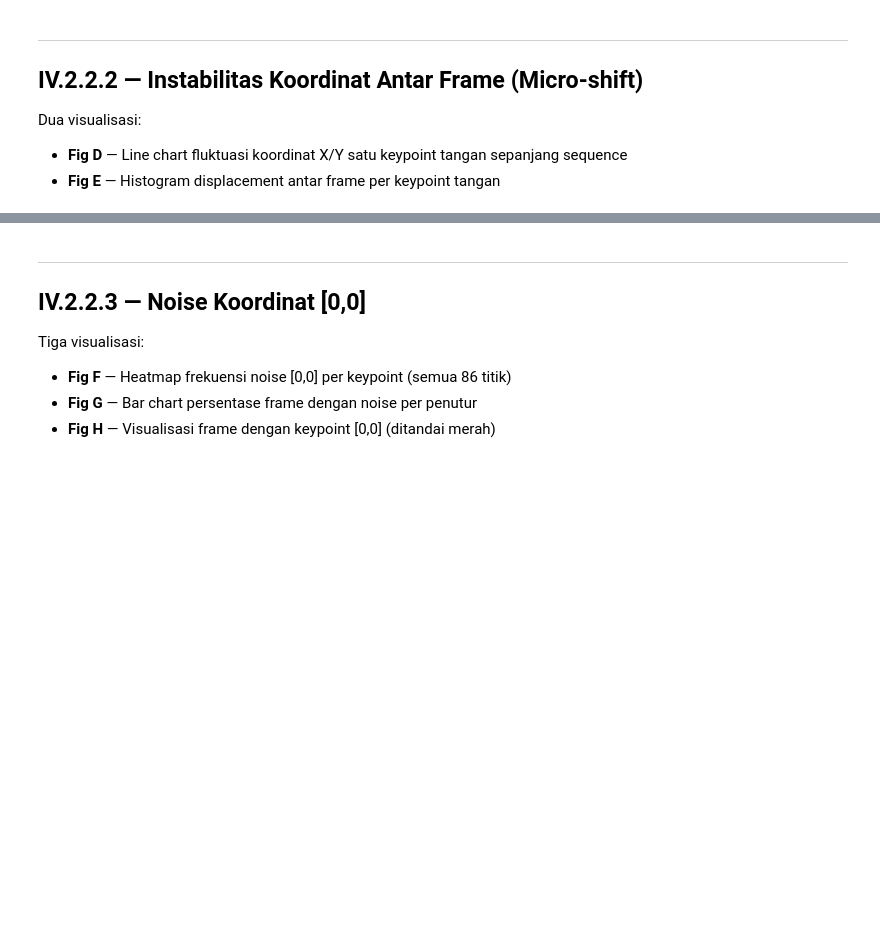
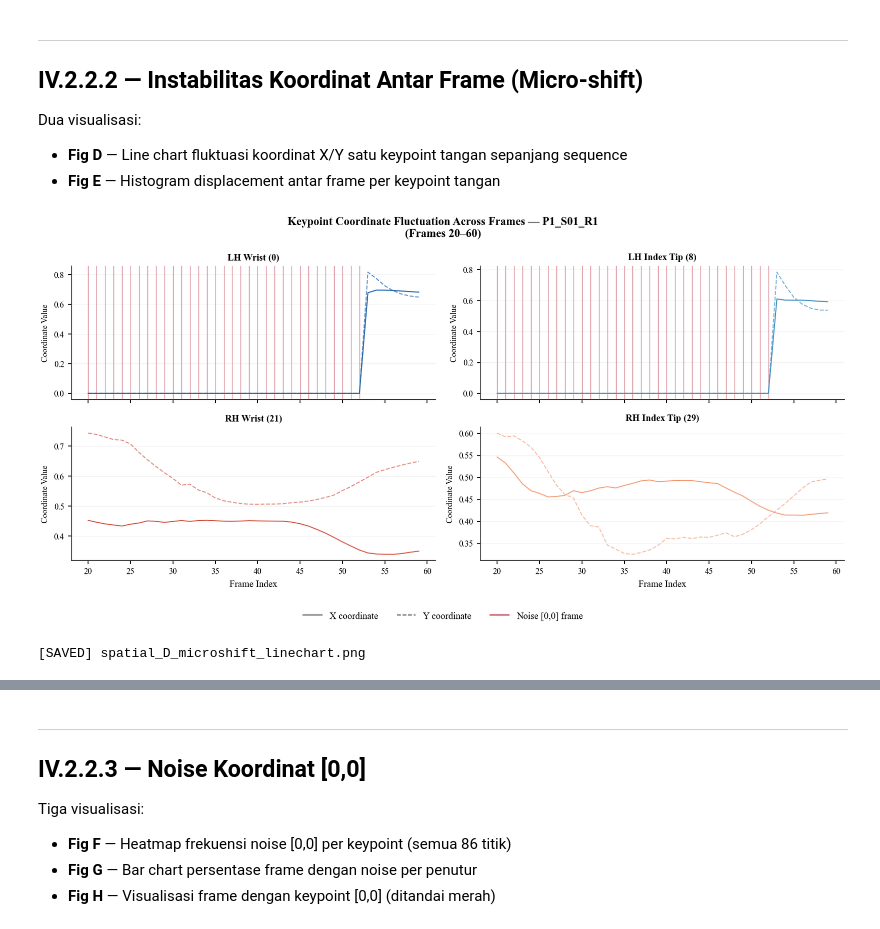
Before and after one commit to MahardikaPratama/rgb-to-skeleton-mediapipe, a Jupyter notebook: notebooks/IV_2_2_spatial_analysis.ipynb, the cells around one changed output, grey strips where cells are left out. Saved outputs shown, nothing was run; the diff lists cells and outputs as text; code cells hidden in the pictures; blank space fills up the shorter version.

```diff
--- a/notebooks/IV_2_2_spatial_analysis.ipynb
+++ b/notebooks/IV_2_2_spatial_analysis.ipynb
@@ -215,8 +227,8 @@ print('[SAVED] spatial_B_boxplot_scale.png')
 # Pilih 1 sentence ID yang sama, ambil 1 representative frame per penutur
 
 # ── CONFIGURATION ─────────────────────────────────────────────────────────────
-TARGET_SENTENCE = 'S001'    # Ganti dengan sentence ID yang ada di datamu
-TARGET_REP      = 'R01'
+TARGET_SENTENCE = 'S1'    # Ganti dengan sentence ID yang ada di datamu
+TARGET_REP      = 'R1'
 FRAME_IDX       = 10        # Frame ke berapa yang diambil
 # ──────────────────────────────────────────────────────────────────────────────
 
@@ -289,7 +305,7 @@ Dua visualisasi:
 # Menunjukkan bahwa koordinat keypoint tidak stabil meski gerakan harusnya mulus
 
 # ── CONFIGURATION ─────────────────────────────────────────────────────────────
-TARGET_VIDEO   = 'P01_S001_R01'   # Ganti sesuai video yang ada di datamu
+TARGET_VIDEO   = 'P1_S01_R1'   # Ganti sesuai video yang ada di datamu
 KEYPOINTS_SHOW = {
     'LH Wrist (0)'        : 0,
     'LH Index Tip (8)'    : 8,
@@ -322,33 +338,36 @@ for ax, (label, kp_idx), color in zip(axes, KEYPOINTS_SHOW.items(), line_colors)
 
     # Highlight noise frames
     for fidx in frames_plot[noise_mask]:
         ax.axvline(fidx, color=C_NOISE, linewidth=0.7, alpha=0.5, zorder=1)
 
     ax.set_title(label, fontsize=9)
     ax.set_ylabel('Coordinate Value', fontsize=8)
     ax.grid(axis='y', alpha=0.25, linewidth=0.4)
     for spine in ['top', 'right']:
         ax.spines[spine].set_visible(False)
 
 for ax in axes[2:]:
     ax.set_xlabel('Frame Index')
 
 # Shared legend
 legend_handles = [
     Line2D([0],[0], color='#555555', linewidth=1.0, label='X coordinate'),
     Line2D([0],[0], color='#555555', linewidth=1.0, linestyle='--', label='Y coordinate'),
     Line2D([0],[0], color=C_NOISE,   linewidth=1.0, label='Noise [0,0] frame'),
 ]
 fig.legend(handles=legend_handles, loc='lower center', ncol=3,
            bbox_to_anchor=(0.5, -0.02), frameon=False)
 
 plt.suptitle(f'Keypoint Coordinate Fluctuation Across Frames — {TARGET_VIDEO}\n'
              f'(Frames {fs}–{fe})',
              fontsize=11, fontweight='bold')
 plt.tight_layout(rect=[0, 0.05, 1, 1])
 plt.savefig(os.path.join(OUTPUT_DIR, 'spatial_D_microshift_linechart.png'))
 plt.show()
 print('[SAVED] spatial_D_microshift_linechart.png')
+# %% [output]
+[figure, added]
+[SAVED] spatial_D_microshift_linechart.png
 # %%
 # ── Fig E: Histogram Inter-frame Displacement per Keypoint Tangan ─────────────
 # Distribusi selisih koordinat frame-ke-frame untuk setiap keypoint
```
Also changed, not shown: parts of 9 cells of this notebook, 56 other files.
